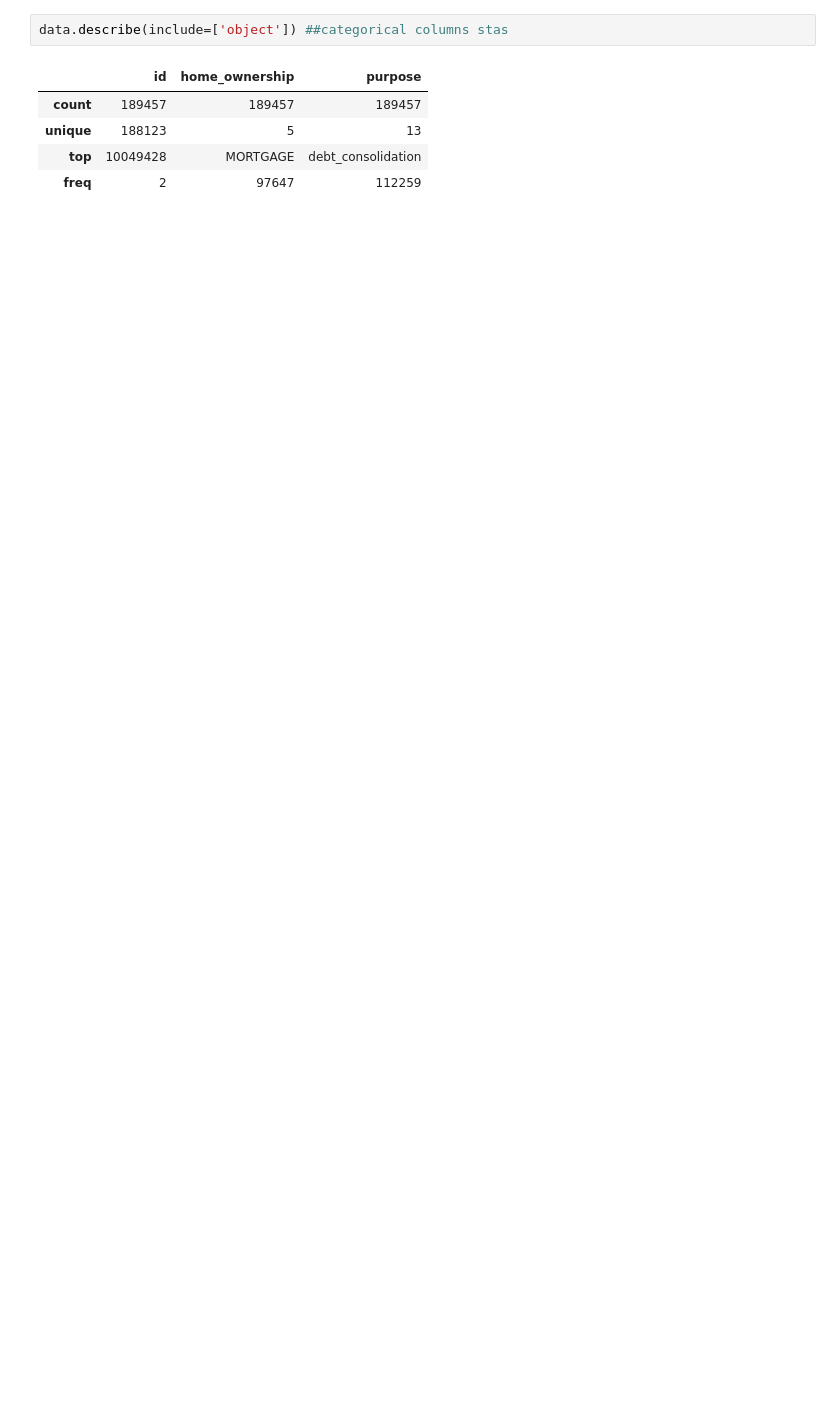
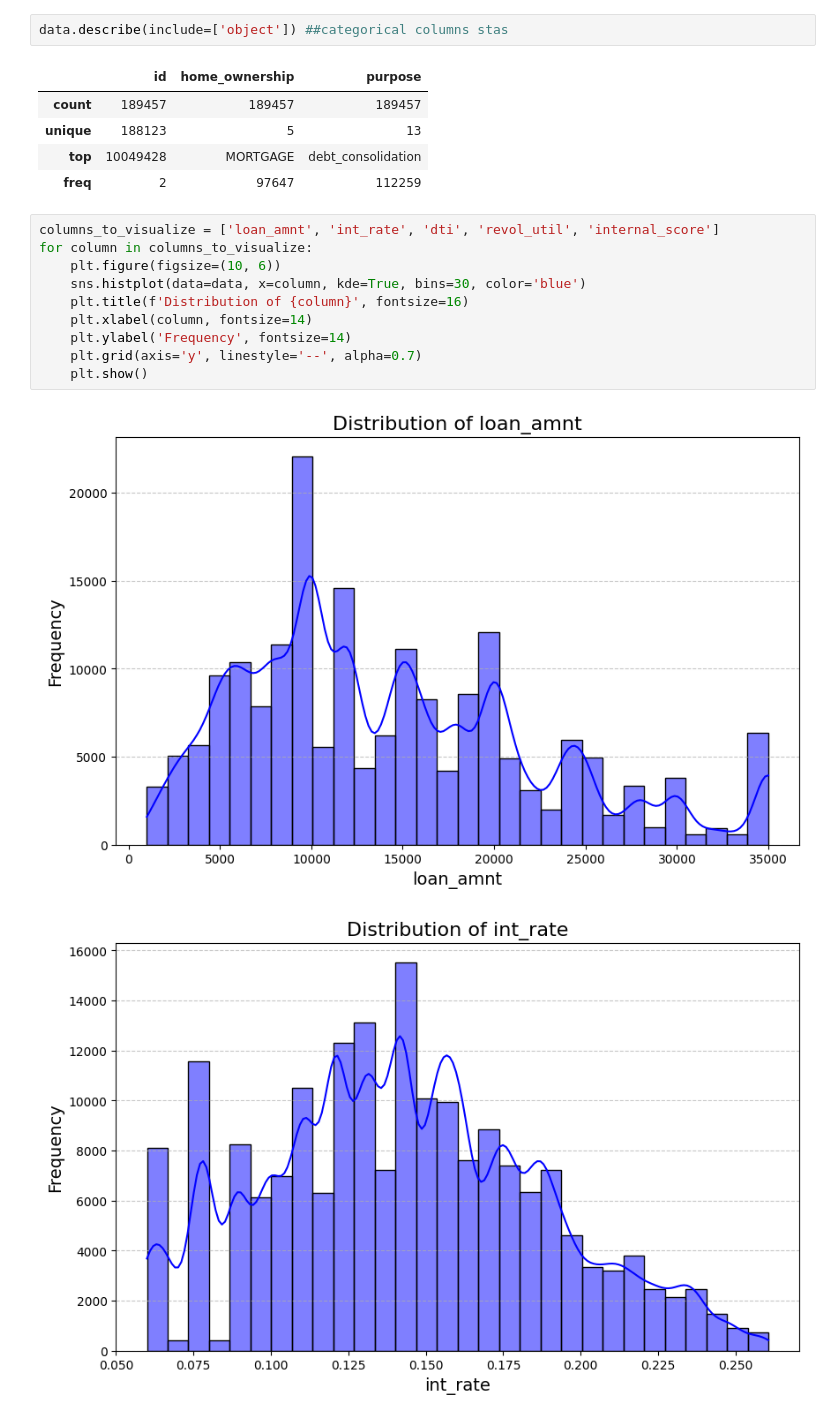
Before and after one commit to LvSophia/bad_loan_detection, a Jupyter notebook: JP_project.ipynb, the cells around one changed output. Cells and saved outputs as stored; diff of their text form; blank space fills up the shorter version.

Commit message:
data visualization

```diff
--- a/JP_project.ipynb
+++ b/JP_project.ipynb
@@ -215,3 +216,16 @@ data.describe(include=['object']) ##categorical columns stas
 | unique | 188123 | 5 | 13 |
 | top | 10049428 | MORTGAGE | debt_consolidation |
 | freq | 2 | 97647 | 112259 |
+# %%
+columns_to_visualize = ['loan_amnt', 'int_rate', 'dti', 'revol_util', 'internal_score']
+for column in columns_to_visualize:
+    plt.figure(figsize=(10, 6))
+    sns.histplot(data=data, x=column, kde=True, bins=30, color='blue')
+    plt.title(f'Distribution of {column}', fontsize=16)
+    plt.xlabel(column, fontsize=14)
+    plt.ylabel('Frequency', fontsize=14)
+    plt.grid(axis='y', linestyle='--', alpha=0.7)
+    plt.show()
+# %% [output]
+[figure, added]
+[figure, added]
```
Also changed, not shown: parts of 7 cells of this notebook.
